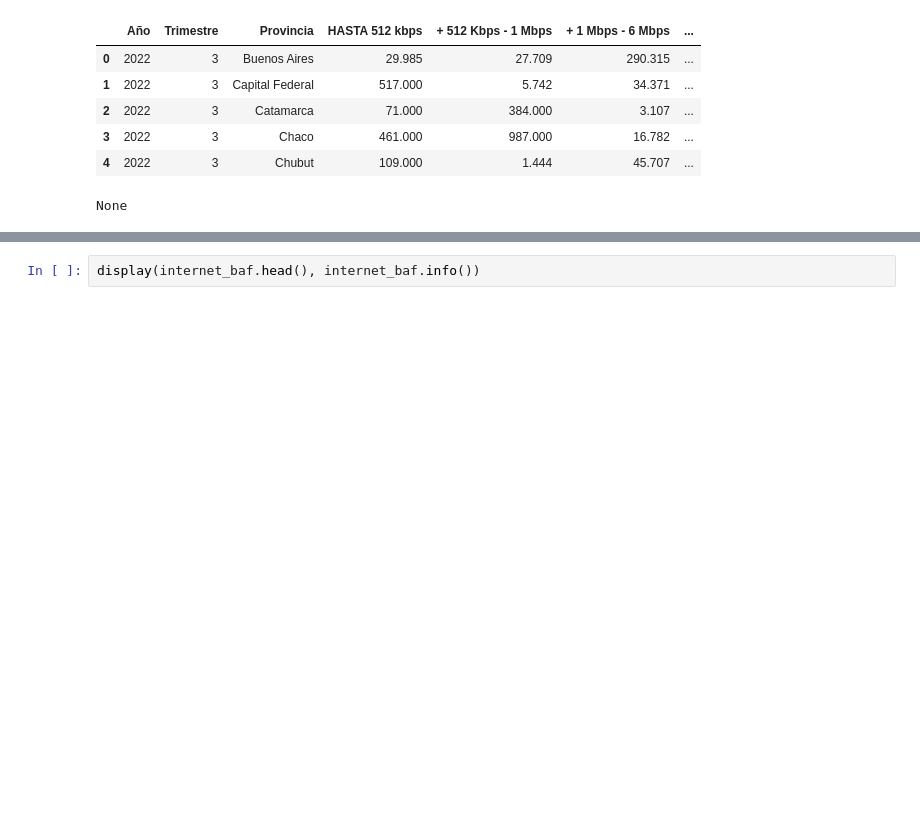
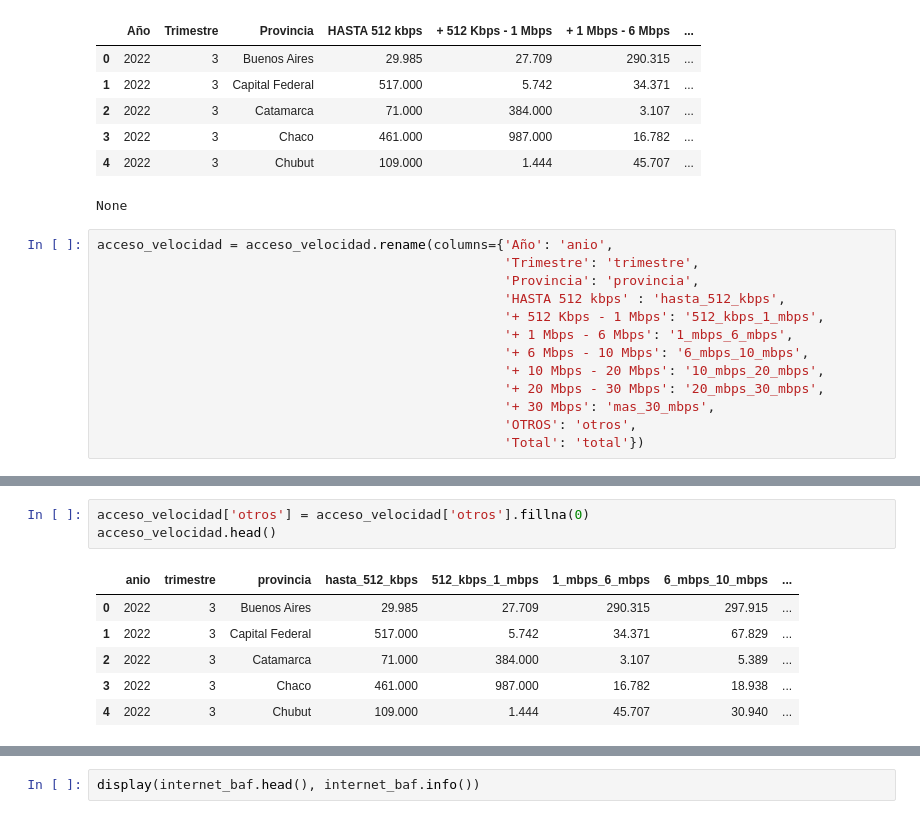
Before and after one commit to VacaColl18/telecom-insight-analytics, a Jupyter notebook: ETL.ipynb, the cells around one changed output, grey strips where cells are left out. Saved outputs shown, nothing was run; the diff lists cells and outputs as text; blank space fills up the shorter version.

```diff
--- a/ETL.ipynb
+++ b/ETL.ipynb
@@ -277,3 +431,16 @@ memory usage: 78.9+ KB
 | 3 | 2022 | 3 | Chaco | 461.000 | 987.000 | 16.782 | ... |
 | 4 | 2022 | 3 | Chubut | 109.000 | 1.444 | 45.707 | ... |
 None
+# %%
+acceso_velocidad = acceso_velocidad.rename(columns={'Año': 'anio',
+                                                    'Trimestre': 'trimestre',
+                                                    'Provincia': 'provincia',
+                                                    'HASTA 512 kbps' : 'hasta_512_kbps',
+                                                    '+ 512 Kbps - 1 Mbps': '512_kbps_1_mbps',
+                                                    '+ 1 Mbps - 6 Mbps': '1_mbps_6_mbps',
+                                                    '+ 6 Mbps - 10 Mbps': '6_mbps_10_mbps',
+                                                    '+ 10 Mbps - 20 Mbps': '10_mbps_20_mbps',
+                                                    '+ 20 Mbps - 30 Mbps': '20_mbps_30_mbps',
+                                                    '+ 30 Mbps': 'mas_30_mbps',
+                                                    'OTROS': 'otros',
+                                                    'Total': 'total'})
@@ -279,0 +476,10 @@ None
+# %%
+acceso_velocidad['otros'] = acceso_velocidad['otros'].fillna(0)
+acceso_velocidad.head()
+# %% [output]
+|  | anio | trimestre | provincia | hasta_512_kbps | 512_kbps_1_mbps | 1_mbps_6_mbps | 6_mbps_10_mbps | ... |
+| 0 | 2022 | 3 | Buenos Aires | 29.985 | 27.709 | 290.315 | 297.915 | ... |
+| 1 | 2022 | 3 | Capital Federal | 517.000 | 5.742 | 34.371 | 67.829 | ... |
+| 2 | 2022 | 3 | Catamarca | 71.000 | 384.000 | 3.107 | 5.389 | ... |
+| 3 | 2022 | 3 | Chaco | 461.000 | 987.000 | 16.782 | 18.938 | ... |
+| 4 | 2022 | 3 | Chubut | 109.000 | 1.444 | 45.707 | 30.940 | ... |
```
Also changed, not shown: parts of 23 cells of this notebook, 1 other file.
